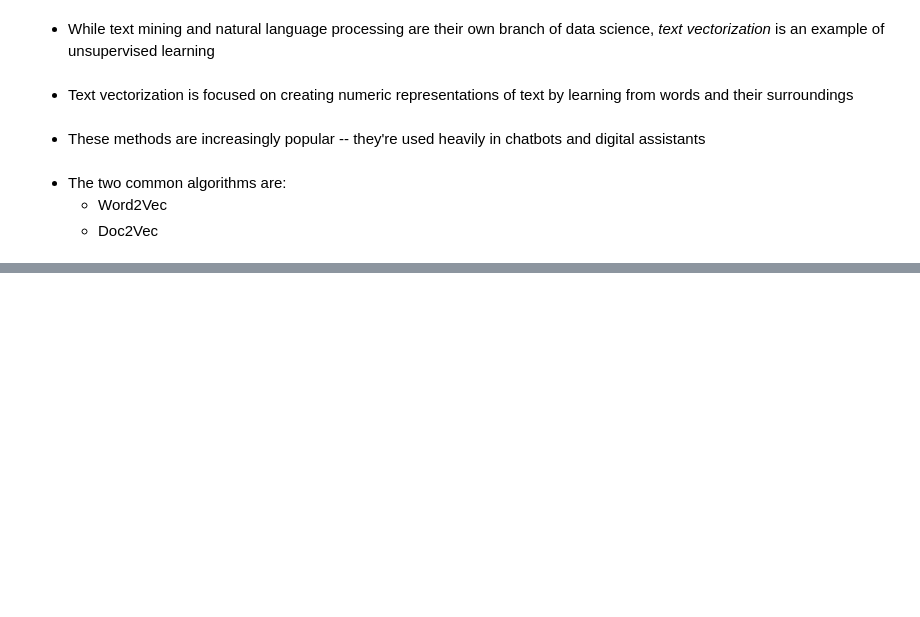
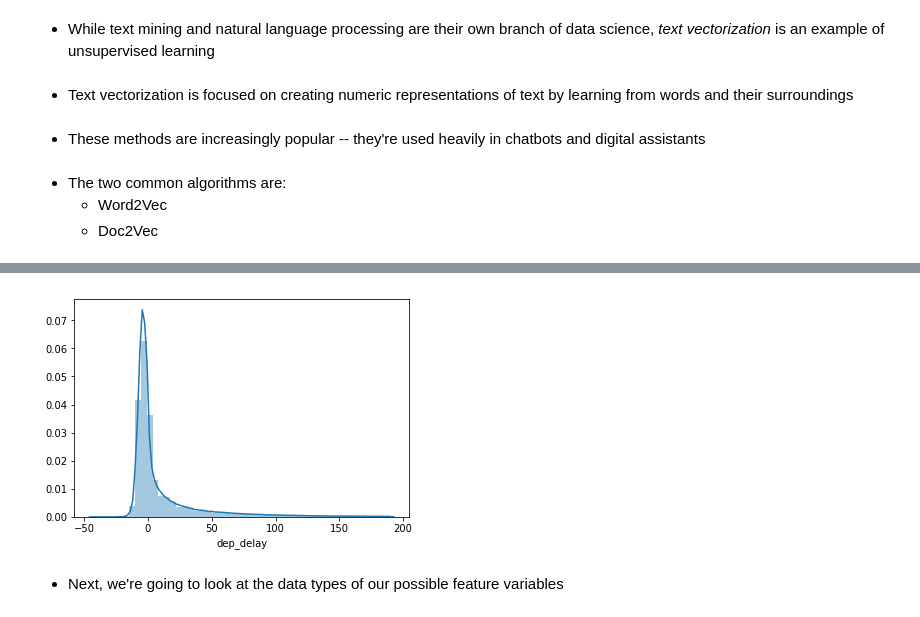
Before and after one commit to uc-python/intermediate-python-datasci, a Jupyter notebook: notebooks/09-Modeling.ipynb, the cells around one changed output, grey strips where cells are left out. Cells and saved outputs as stored; diff of their text form; code cells hidden in the pictures; blank space fills up the shorter version.

```diff
--- a/notebooks/09-Modeling.ipynb
+++ b/notebooks/09-Modeling.ipynb
@@ -131,0 +200,6 @@
+# %%
+sns.distplot(flights_df['dep_delay'].dropna());
+# %% [output]
+[figure, added]
+# %% [markdown]
+* Next, we're going to look at the data types of our possible feature variables
```
Also changed, not shown: parts of 141 cells of this notebook.
